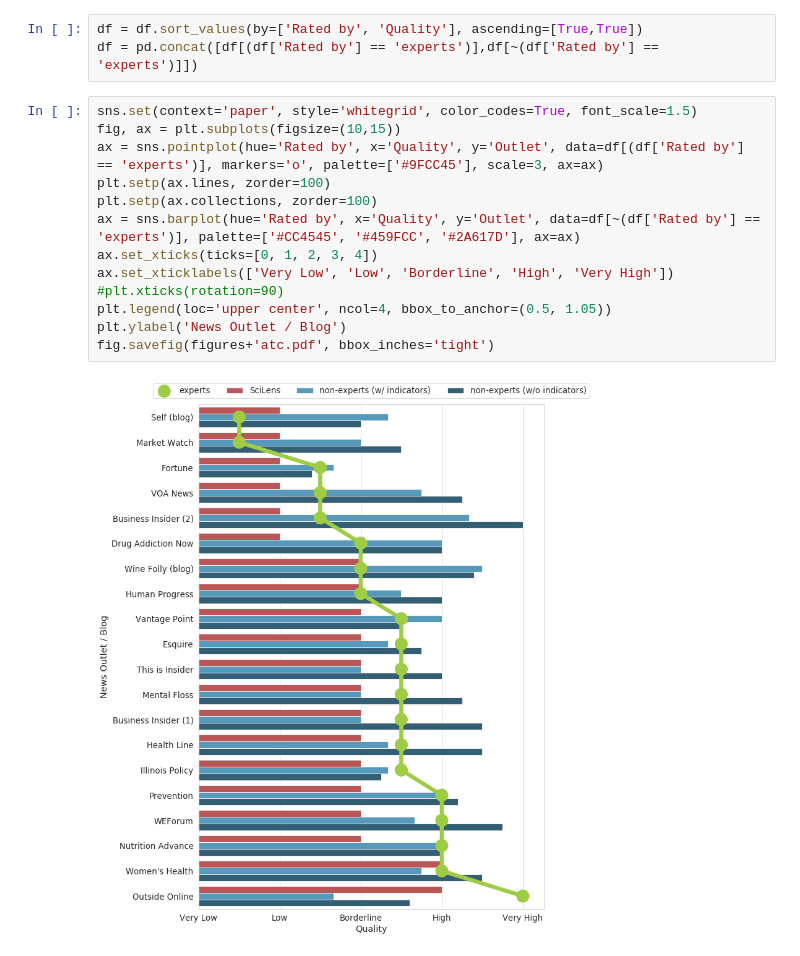
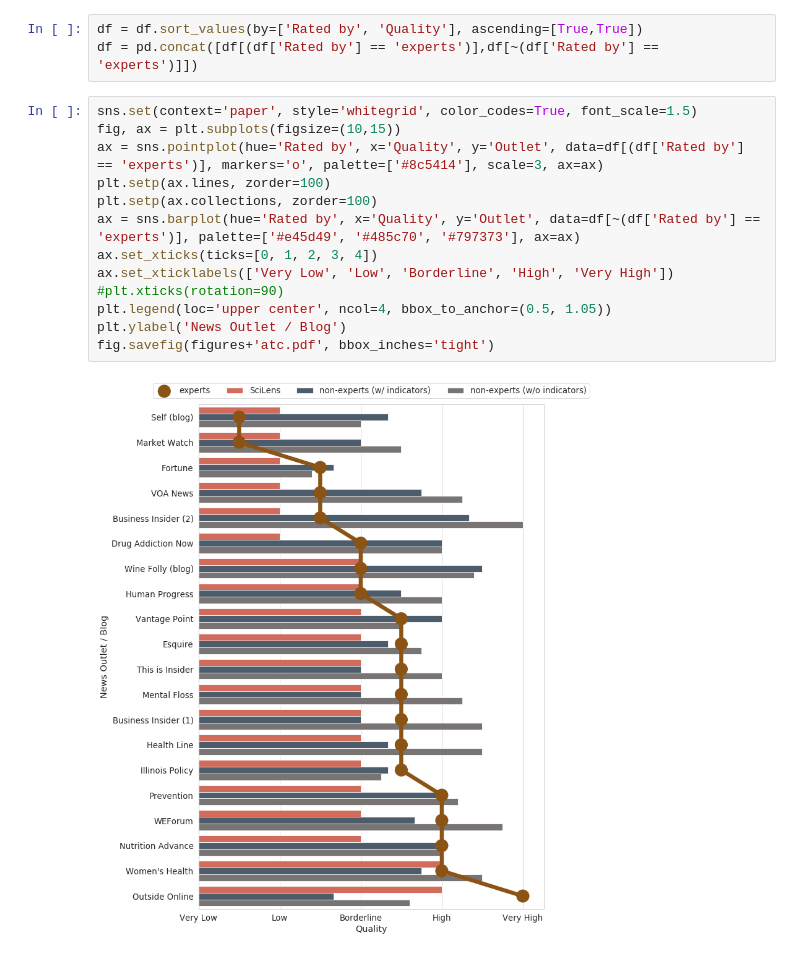
Before and after one commit to psmeros/SciLens, a Jupyter notebook: src/figures-atc.ipynb, the cells around one changed output. Drawn from its saved outputs; the diff is of its cells as text.

```diff
--- a/src/figures-atc.ipynb
+++ b/src/figures-atc.ipynb
@@ -113,15 +113,15 @@ df = pd.concat([df[(df['Rated by'] == 'experts')],df[~(df['Rated by'] == 'expert
 # %%
 sns.set(context='paper', style='whitegrid', color_codes=True, font_scale=1.5)
 fig, ax = plt.subplots(figsize=(10,15))
-ax = sns.pointplot(hue='Rated by', x='Quality', y='Outlet', data=df[(df['Rated by'] == 'experts')], markers='o', palette=['#9FCC45'], scale=3, ax=ax)
+ax = sns.pointplot(hue='Rated by', x='Quality', y='Outlet', data=df[(df['Rated by'] == 'experts')], markers='o', palette=['#8c5414'], scale=3, ax=ax)
 plt.setp(ax.lines, zorder=100)
 plt.setp(ax.collections, zorder=100)
-ax = sns.barplot(hue='Rated by', x='Quality', y='Outlet', data=df[~(df['Rated by'] == 'experts')], palette=['#CC4545', '#459FCC', '#2A617D'], ax=ax)
+ax = sns.barplot(hue='Rated by', x='Quality', y='Outlet', data=df[~(df['Rated by'] == 'experts')], palette=['#e45d49', '#485c70', '#797373'], ax=ax)
 ax.set_xticks(ticks=[0, 1, 2, 3, 4])
 ax.set_xticklabels(['Very Low', 'Low', 'Borderline', 'High', 'Very High'])
 #plt.xticks(rotation=90)
 plt.legend(loc='upper center', ncol=4, bbox_to_anchor=(0.5, 1.05))
 plt.ylabel('News Outlet / Blog')
 fig.savefig(figures+'atc.pdf', bbox_inches='tight')
 # %% [output]
-[figure, old version]
+[figure, new version]
```
Also changed, not shown: 1 other file.
